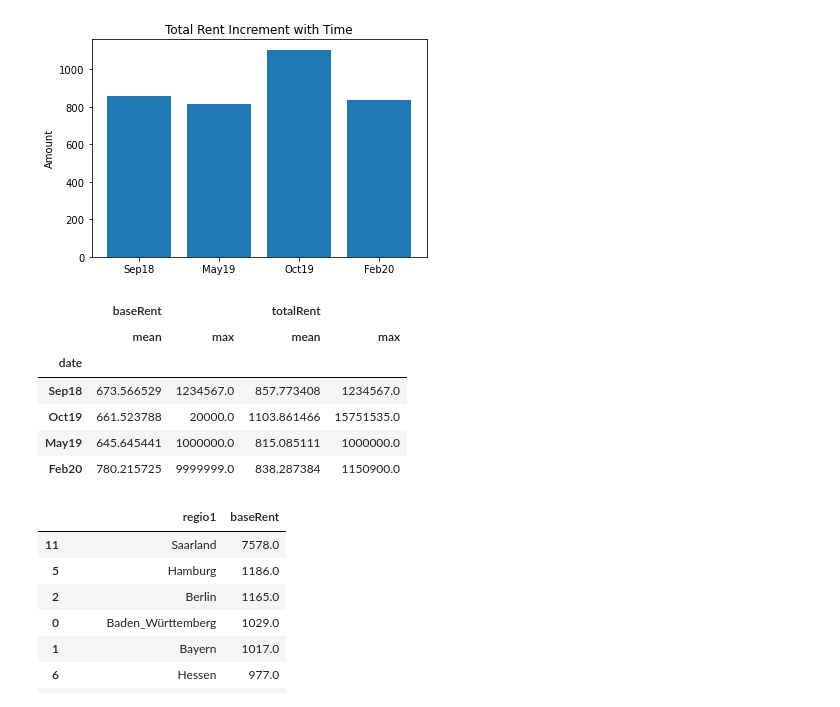
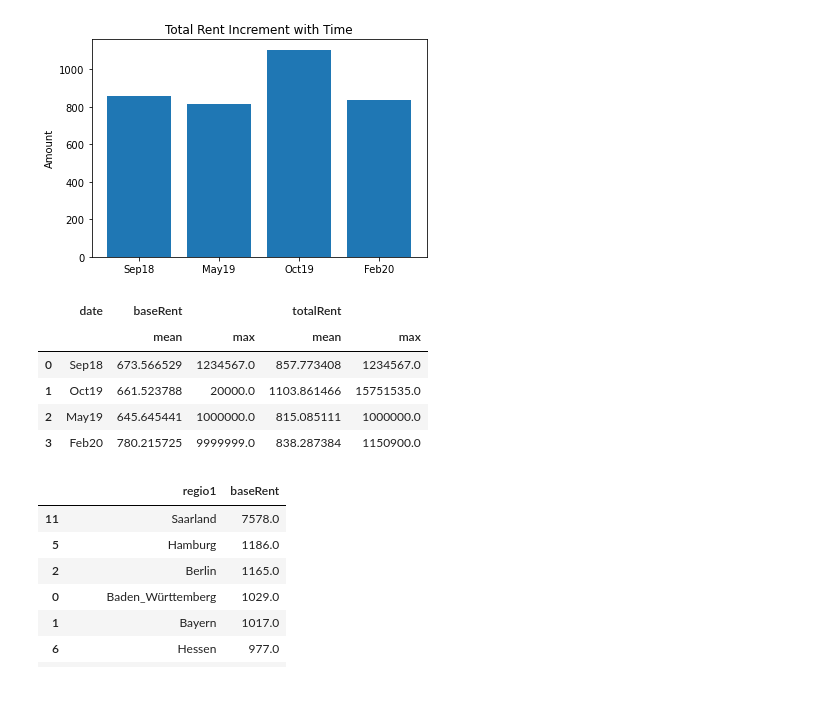
Before and after one commit to yuenfu001/Germany-EDA, a Jupyter notebook: EDA.ipynb, the cells around one changed output. Drawn from its saved outputs; the diff is of its cells as text; code cells hidden in the pictures.

```diff
--- a/EDA.ipynb
+++ b/EDA.ipynb
@@ -270,15 +291,14 @@ plt.bar(xpos, rent_increase_sorted["totalRent"])
 [figure]
 # %%
 rent_increase_agg = df.groupby("date", as_index=False)[["date","baseRent","totalRent"]].agg(["mean","max"]).sort_values("date",ascending=False)
-rent_increase_agg
+rent_increase_agg.reset_index()
 # %% [output]
-|  | baseRent |  | totalRent |  |
-|  | mean | max | mean | max |
-| date |  |  |  |  |
-| Sep18 | 673.566529 | 1234567.0 | 857.773408 | 1234567.0 |
-| Oct19 | 661.523788 | 20000.0 | 1103.861466 | 15751535.0 |
-| May19 | 645.645441 | 1000000.0 | 815.085111 | 1000000.0 |
-| Feb20 | 780.215725 | 9999999.0 | 838.287384 | 1150900.0 |
+|  | date | baseRent |  | totalRent |  |
+|  |  | mean | max | mean | max |
+| 0 | Sep18 | 673.566529 | 1234567.0 | 857.773408 | 1234567.0 |
+| 1 | Oct19 | 661.523788 | 20000.0 | 1103.861466 | 15751535.0 |
+| 2 | May19 | 645.645441 | 1000000.0 | 815.085111 | 1000000.0 |
+| 3 | Feb20 | 780.215725 | 9999999.0 | 838.287384 | 1150900.0 |
 # %%
 expensive_areas_by_baseRent = round(df[["regio1","baseRent"]].groupby("regio1",as_index=False).mean().sort_values("baseRent",ascending=False))
 expensive_areas_by_baseRent
```
Also changed, not shown: parts of 15 cells of this notebook.
